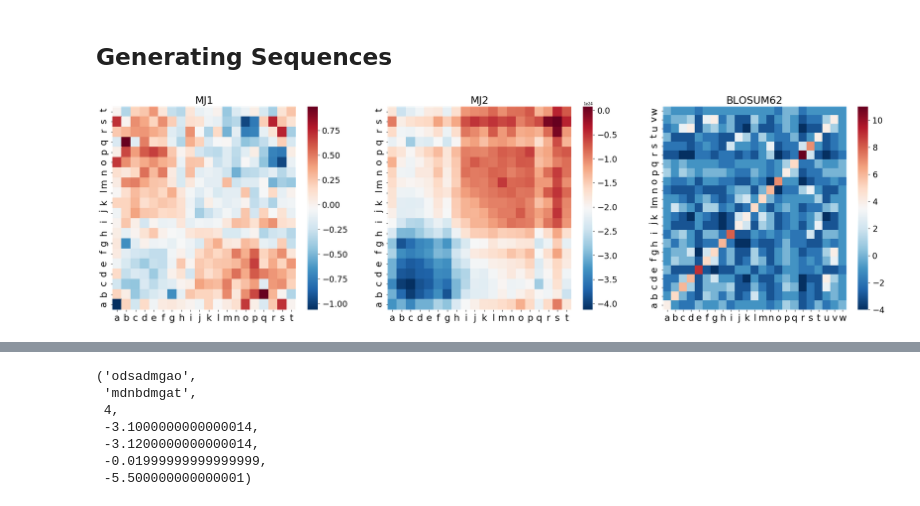
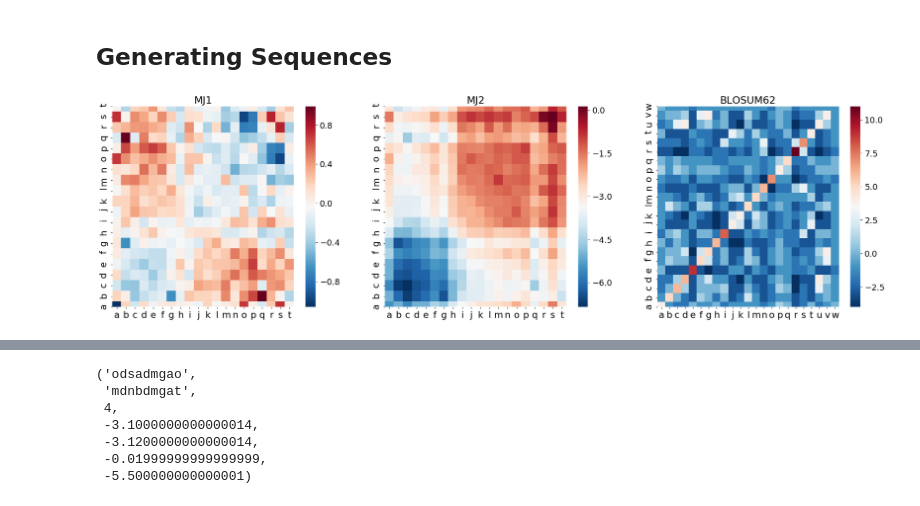
Before and after one commit to betoto008/Affinity_maturation, a Jupyter notebook: Jupyter_Notebooks/Stochastic_simulation.ipynb, the cells around one changed output, grey strips where cells are left out. Drawn from its saved outputs; the diff is of its cells as text; code cells hidden in the pictures.

```diff
--- a/Jupyter_Notebooks/Stochastic_simulation.ipynb
+++ b/Jupyter_Notebooks/Stochastic_simulation.ipynb
@@ -25,16 +25,19 @@ Autosaving every 60 seconds
 ## Generating Sequences
 # %%
 M1 = np.loadtxt('../Text_files/MJ.txt', skiprows= 1, usecols=range(1,21)).tolist()
-M2 = (np.loadtxt('../Text_files/MJ2.txt', skiprows= 1, usecols=range(1,21))*N_A).tolist()
+M2 = (np.loadtxt('../Text_files/MJ2.txt', skiprows= 1, usecols=range(1,21))).tolist()
 M3 = np.loadtxt('../Text_files/BLOSUM62.txt', skiprows= 1, max_rows = 23, usecols=range(1,24)).tolist()
 Alphabet = ['a', 'b', 'c', 'd', 'e', 'f', 'g', 'h', 'i', 'j', 'k', 'l', 'm', 'n', 'o', 'p', 'q', 'r', 's', 't']
 Alphabet2 = ['a', 'b', 'c', 'd', 'e', 'f', 'g', 'h', 'i', 'j', 'k', 'l', 'm', 'n', 'o', 'p', 'q', 'r', 's', 't', 'u', 'v', 'w']
+
 fig, ax = plt.subplots(1,3,figsize=(30,8))
 
 plot_energy_matrix(Energy_Matrix = M1, Alphabet = Alphabet, title = 'MJ1', ax = ax[0])
 plot_energy_matrix(Energy_Matrix = M2, Alphabet = Alphabet, title = 'MJ2', ax = ax[1])
 plot_energy_matrix(Energy_Matrix = M3, Alphabet = Alphabet2, title = 'BLOSUM62', ax = ax[2])
+
+fig.savefig('../Figures/Energy_matrices.png')
 # %% [output]
-[figure, old version]
+[figure, new version]
 # %%
 %%time
```
Also changed, not shown: parts of 1 cell of this notebook, 7 other files.
